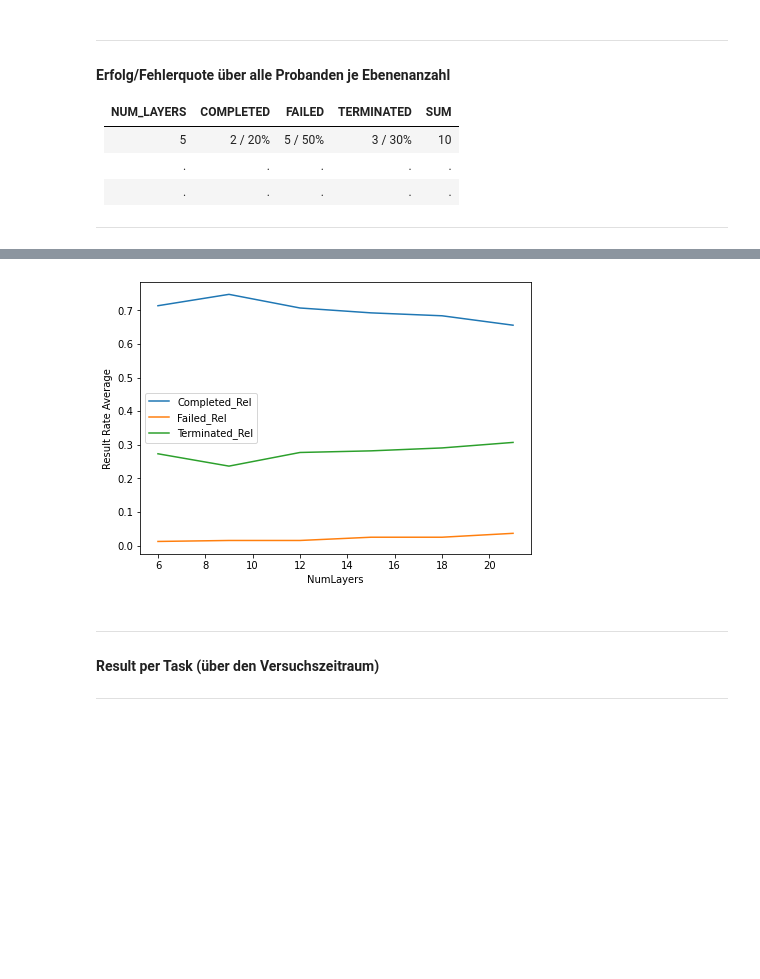
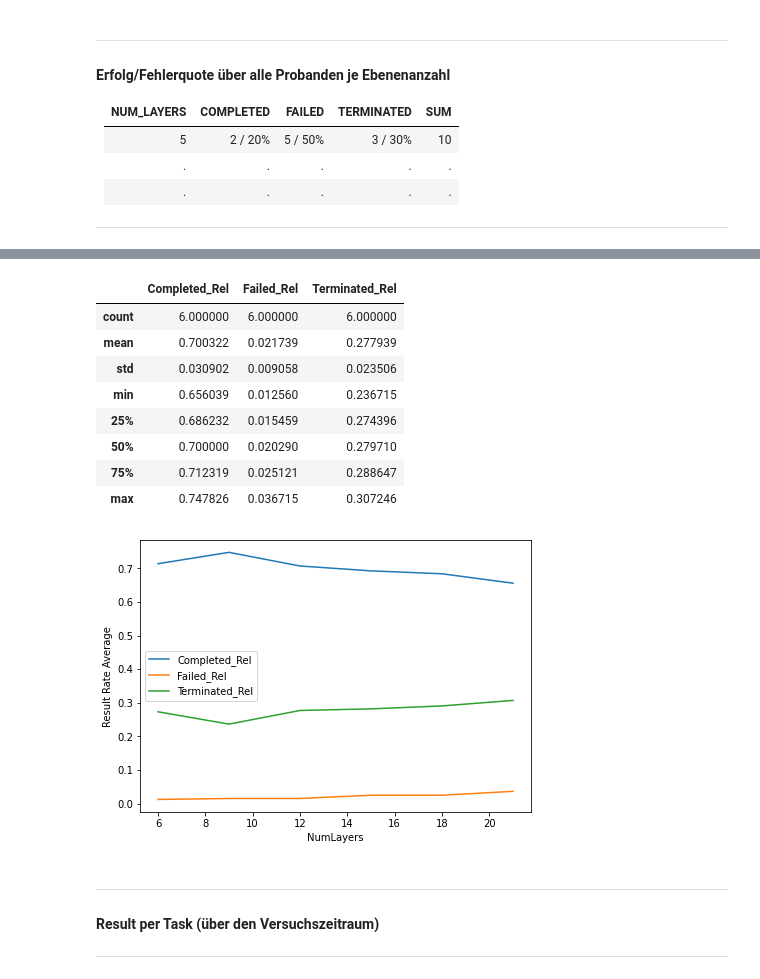
Before and after one commit to visualengineers/reflex-avi2022-results, a Jupyter notebook: code/zelasto study.ipynb, the cells around one changed output, grey strips where cells are left out. Drawn from its saved outputs; the diff is of its cells as text; code cells hidden in the pictures; blank space fills up the shorter version.

```diff
--- a/code/zelasto study.ipynb
+++ b/code/zelasto study.ipynb
@@ -689,12 +725,12 @@ for index, value in count.items():
         term_sum = int(rate["Terminated_Abs"]) + value;
         df_rates.iat[r_index[0], 5] = term_sum
 
-df_rates["Sum"] = df_rates["Completed_Abs"] + df_rates["Failed_Abs"] + df_rates["Terminated_Abs"]
-df_rates["Completed_Rel"] = df_rates["Completed_Abs"] / df_rates["Sum"]
-df_rates["Failed_Rel"] = df_rates["Failed_Abs"] / df_rates["Sum"]
-df_rates["Terminated_Rel"] = df_rates["Terminated_Abs"] / df_rates["Sum"]
+df_rates["Sum"] = pd.to_numeric(df_rates["Completed_Abs"] + df_rates["Failed_Abs"] + df_rates["Terminated_Abs"])
+df_rates["Completed_Rel"] = pd.to_numeric(df_rates["Completed_Abs"] / df_rates["Sum"])
+df_rates["Failed_Rel"] = pd.to_numeric(df_rates["Failed_Abs"] / df_rates["Sum"])
+df_rates["Terminated_Rel"] = pd.to_numeric(df_rates["Terminated_Abs"] / df_rates["Sum"])
 
-df_rates["Sum_Rel"] = df_rates["Completed_Rel"] + df_rates["Failed_Rel"] + df_rates["Terminated_Rel"]
+df_rates["Sum_Rel"] = pd.to_numeric(df_rates["Completed_Rel"] + df_rates["Failed_Rel"] + df_rates["Terminated_Rel"])
 
 display(df_rates.sort_values(by="NumLayers", key=lambda col: col.astype(int)))
 
@@ -703,5 +739,7 @@ ax.set_ylabel("Result Rate Average")
 ax.get_figure().savefig(rf'{export}rates_global_layers.png')
 
 df_rates.to_csv(rf'{export}rates_global_layers.csv', sep= ";")
+
+df_rates[["Completed_Rel", "Failed_Rel", "Terminated_Rel"]].describe(include="all")
 # %% [output]
 |  | NumLayers | Completed_Abs | Completed_Rel | Failed_Abs | Failed_Rel | Terminated_Abs | Terminated_Rel | ... |
@@ -709,8 +747,17 @@ df_rates.to_csv(rf'{export}rates_global_layers.csv', sep= ";")
 | 1 | 9 | 774 | 0.747826 | 16 | 0.015459 | 245 | 0.236715 | ... |
 | 2 | 12 | 732 | 0.707246 | 16 | 0.015459 | 287 | 0.277295 | ... |
 | 3 | 15 | 717 | 0.692754 | 26 | 0.025121 | 292 | 0.282126 | ... |
 | 4 | 18 | 708 | 0.684058 | 26 | 0.025121 | 301 | 0.290821 | ... |
 | 5 | 21 | 679 | 0.656039 | 38 | 0.036715 | 318 | 0.307246 | ... |
+|  | Completed_Rel | Failed_Rel | Terminated_Rel |
+| count | 6.000000 | 6.000000 | 6.000000 |
+| mean | 0.700322 | 0.021739 | 0.277939 |
+| std | 0.030902 | 0.009058 | 0.023506 |
+| min | 0.656039 | 0.012560 | 0.236715 |
+| 25% | 0.686232 | 0.015459 | 0.274396 |
+| 50% | 0.700000 | 0.020290 | 0.279710 |
+| 75% | 0.712319 | 0.025121 | 0.288647 |
+| max | 0.747826 | 0.036715 | 0.307246 |
 [figure]
 # %% [markdown]
 ---
```
Also changed, not shown: parts of 7 cells of this notebook, 6 other files.
